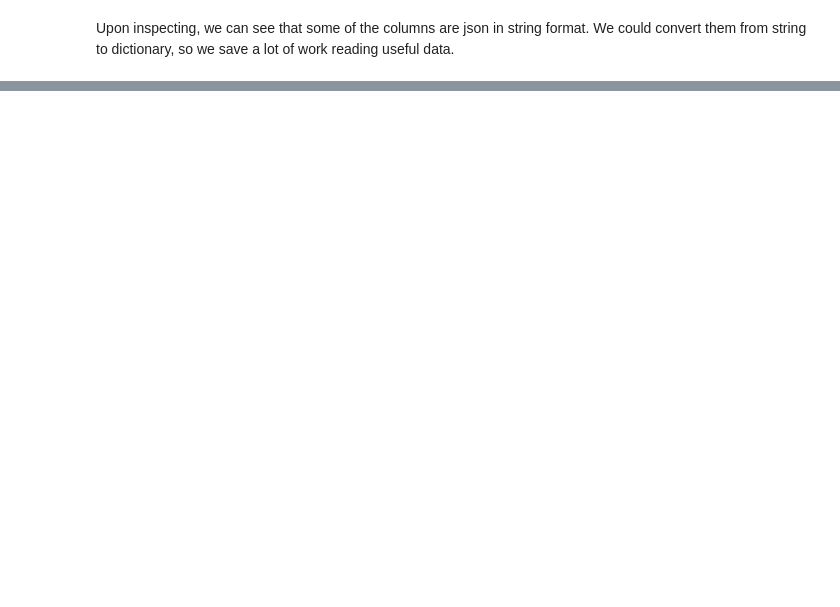
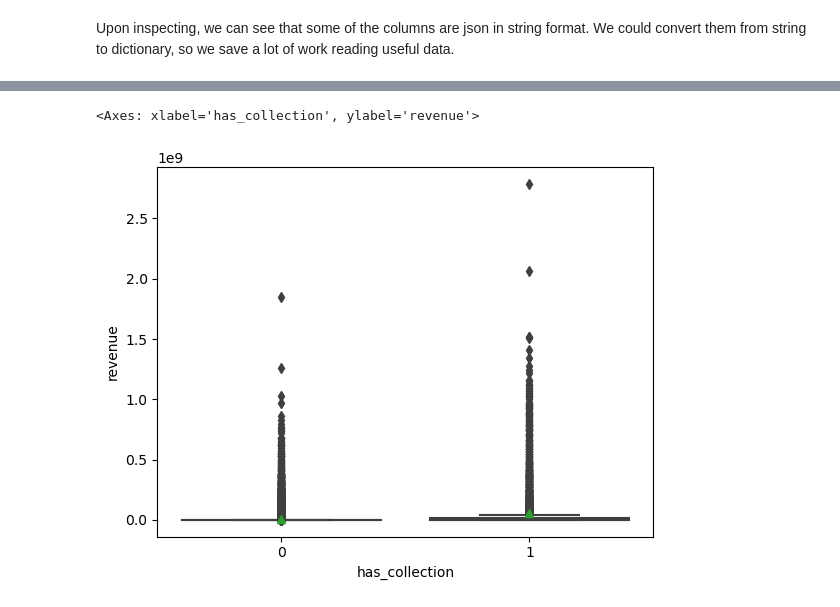
Before and after one commit to tianhew0121/Movie_Rating_Prediction_with_Movielens_dataset, a Jupyter notebook: data_inspection.ipynb, the cells around one changed output, grey strips where cells are left out. Drawn from its saved outputs; the diff is of its cells as text; code cells hidden in the pictures; blank space fills up the shorter version.

```diff
--- a/data_inspection.ipynb
+++ b/data_inspection.ipynb
@@ -219,0 +162,6 @@ memory usage: 10.3+ MB
+# %%
+# plot has_collection vs revenue
+sns.boxplot(x='has_collection', y='revenue', data=full_data, showmeans=True)
+# %% [output]
+<Axes: xlabel='has_collection', ylabel='revenue'>
+[figure, added]
```
Also changed, not shown: parts of 20 cells of this notebook.
